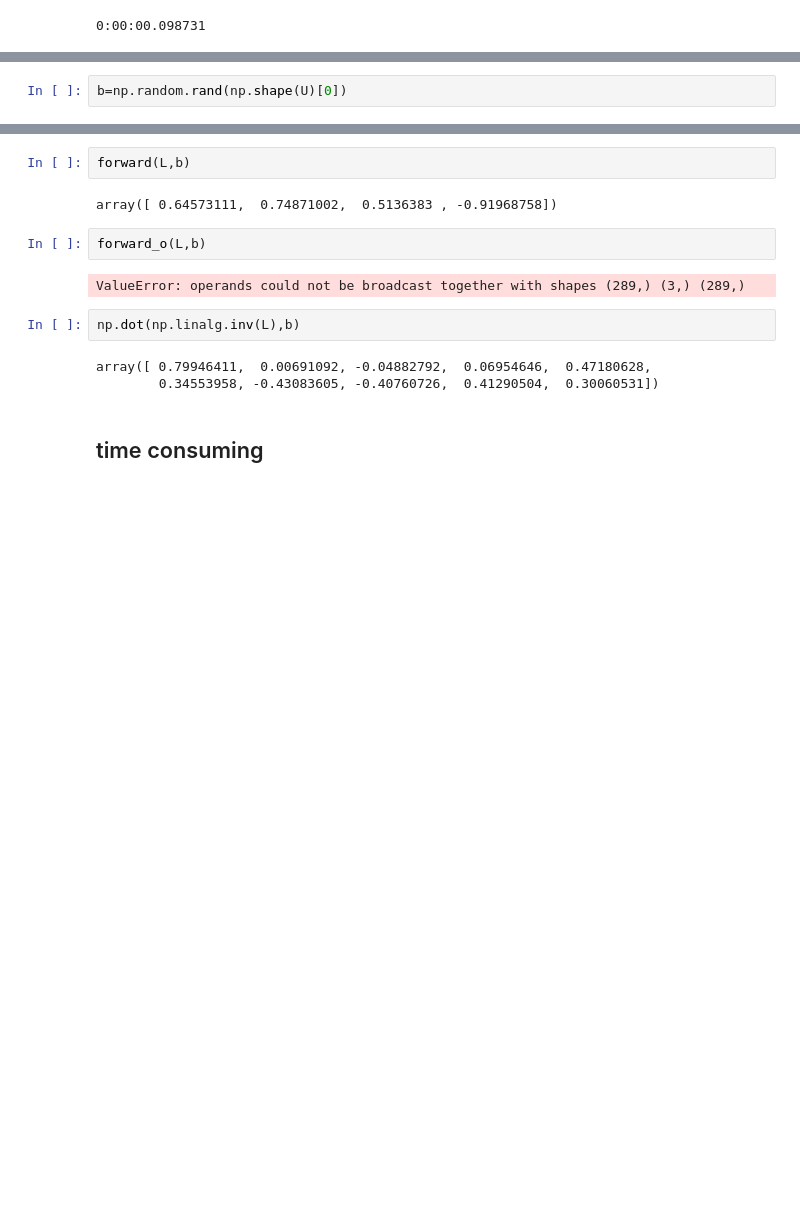
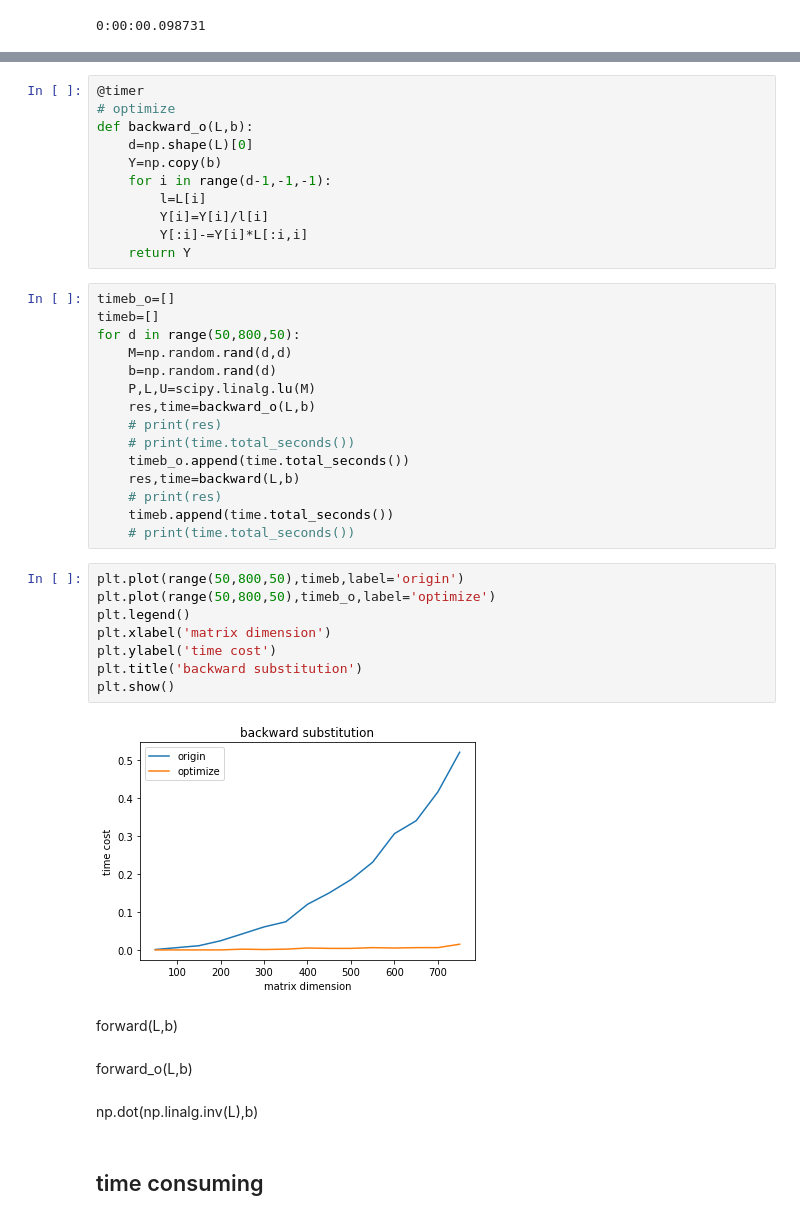
Before and after one commit to easilylazy/data-science, a Jupyter notebook: lu.ipynb, the cells around one changed output, grey strips where cells are left out. Drawn from its saved outputs; the diff is of its cells as text; blank space fills up the shorter version.

```diff
--- a/lu.ipynb
+++ b/lu.ipynb
@@ -97,5 +100,3 @@ def backward(U,b):
             Y[i]-=Y[c]*l[c]
         Y[i]=Y[i]/l[i]
     return Y
-# %%
-b=np.random.rand(np.shape(U)[0])
@@ -114,16 +103,45 @@ array([ 0.71387643,  3.88181708, -1.69705465, -4.74923419, -3.15346138,
-# %%
-forward(L,b)
-# %% [output]
-array([ 0.64573111,  0.74871002,  0.5136383 , -0.91968758])
-# %%
-forward_o(L,b)
-# %% [output]
-ValueError: operands could not be broadcast together with shapes (289,) (3,) (289,)
-# %%
-np.dot(np.linalg.inv(L),b)
-# %% [output]
-array([ 0.79946411,  0.00691092, -0.04882792,  0.06954646,  0.47180628,
-        0.34553958, -0.43083605, -0.40760726,  0.41290504,  0.30060531])
+# %%
+@timer
+# optimize
+def backward_o(L,b):
+    d=np.shape(L)[0]
+    Y=np.copy(b)
+    for i in range(d-1,-1,-1):
+        l=L[i]
+        Y[i]=Y[i]/l[i]
+        Y[:i]-=Y[i]*L[:i,i]
+    return Y
+# %%
+timeb_o=[]
+timeb=[]
+for d in range(50,800,50):
+    M=np.random.rand(d,d)
+    b=np.random.rand(d)
+    P,L,U=scipy.linalg.lu(M)
+    res,time=backward_o(L,b)
+    # print(res)
+    # print(time.total_seconds())
+    timeb_o.append(time.total_seconds())
+    res,time=backward(L,b)
+    # print(res)
+    timeb.append(time.total_seconds())
+    # print(time.total_seconds())
+# %%
+plt.plot(range(50,800,50),timeb,label='origin')
+plt.plot(range(50,800,50),timeb_o,label='optimize')
+plt.legend()
+plt.xlabel('matrix dimension')
+plt.ylabel('time cost')
+plt.title('backward substitution')
+plt.show()
+# %% [output]
+[figure, added]
+# %% [markdown]
+forward(L,b)
+# %% [markdown]
+forward_o(L,b)
+# %% [markdown]
+np.dot(np.linalg.inv(L),b)
 # %% [markdown]
 ## time consuming
 # %%
```
Also changed, not shown: parts of 16 cells of this notebook.
